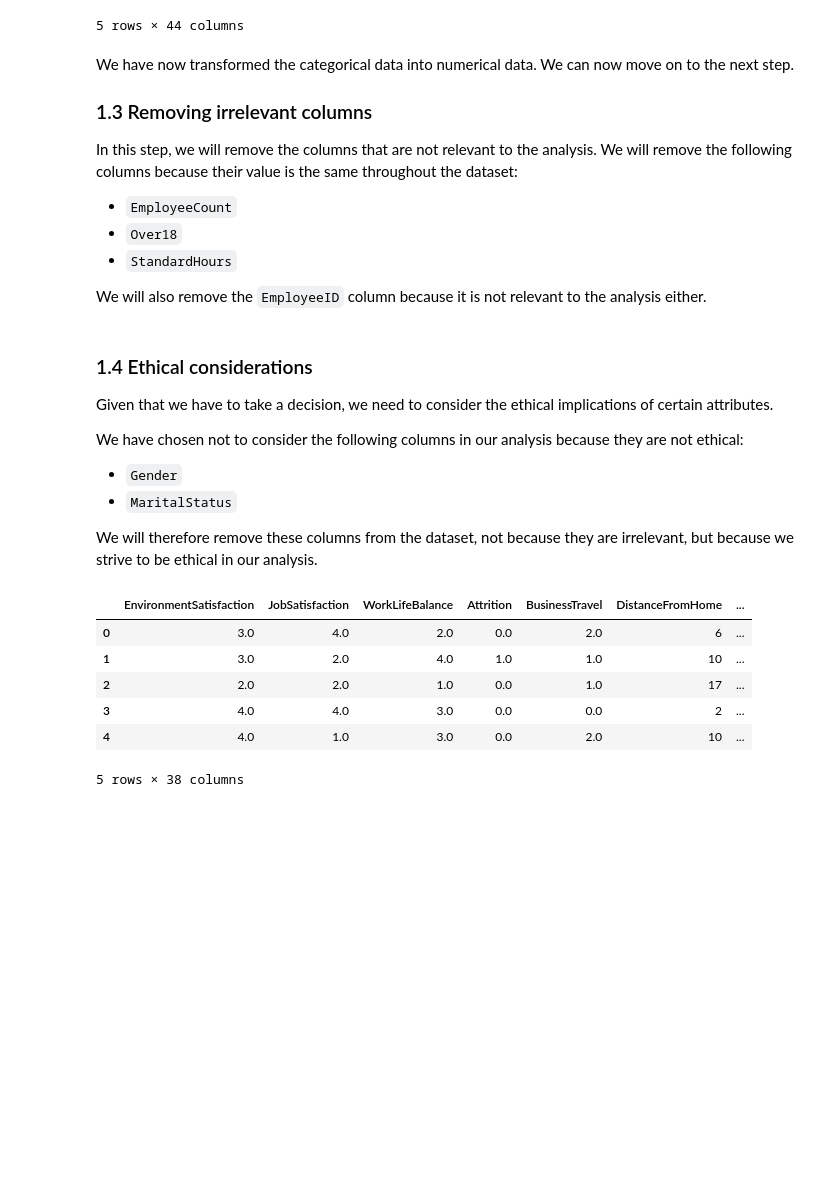
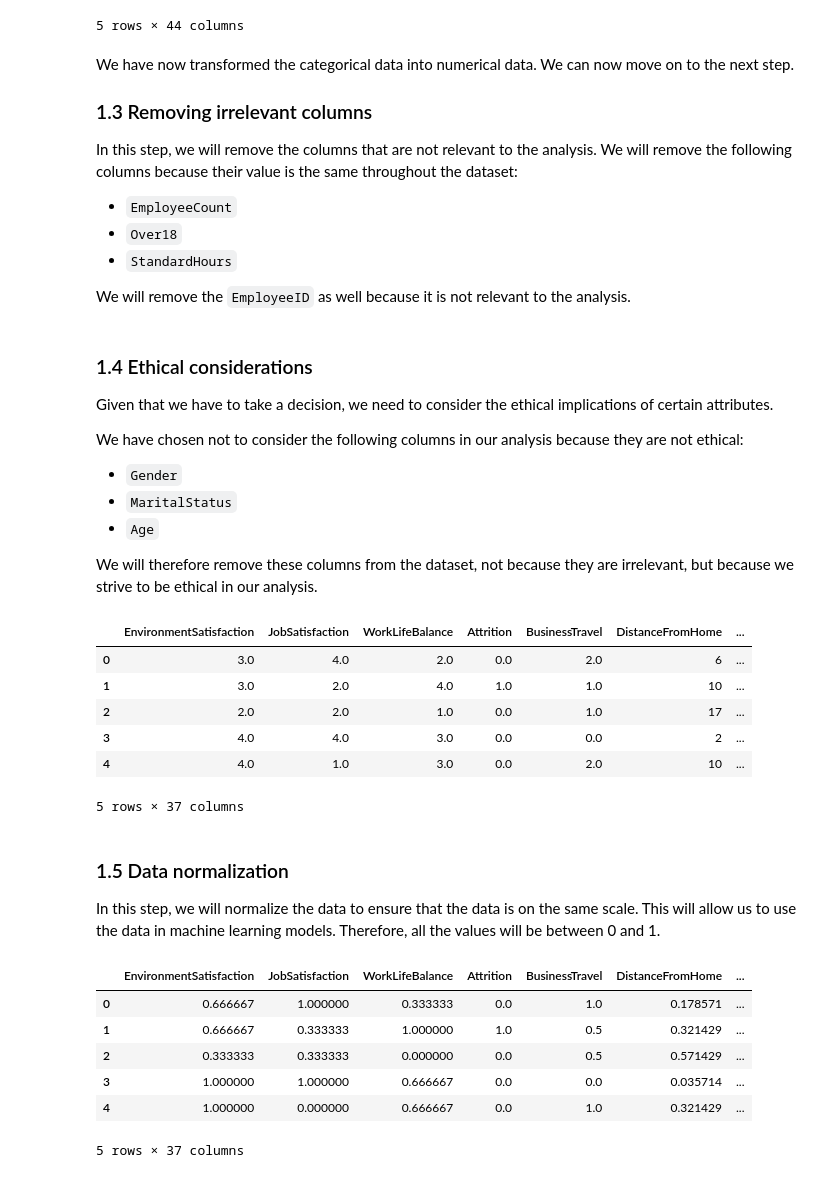
Before and after one commit to MaxMax6767/AI-Project, a Jupyter notebook: main.ipynb, the cells around one changed output. Drawn from its saved outputs; the diff is of its cells as text; code cells hidden in the pictures; blank space fills up the shorter version.

```diff
--- a/main.ipynb
+++ b/main.ipynb
@@ -195,7 +196,7 @@ We will remove the following columns because their value is the same throughout
 - `Over18`
 - `StandardHours`
 
-We will also remove the `EmployeeID` column because it is not relevant to the analysis either.
+We will remove the `EmployeeID` as well because it is not relevant to the analysis.
 # %%
 data = data.drop(columns=['EmployeeCount', 'Over18_Y', 'StandardHours', 'EmployeeID'])
 # %% [markdown]
@@ -206,11 +207,12 @@ Given that we have to take a decision, we need to consider the ethical implicati
 We have chosen not to consider the following columns in our analysis because they are not ethical:
 - `Gender`
 - `MaritalStatus`
+- `Age`
 
 We will therefore remove these columns from the dataset, not because they are irrelevant, but because we strive to be ethical in our analysis.
 # %%
 # Remove the columns that are not ethical
-data = data.drop(columns=['Age', 'MaritalStatus'])
+data = data.drop(columns=['Age', 'MaritalStatus', 'Gender'])
 
 data.head()
 # %% [output]
@@ -220,4 +222,25 @@ data.head()
 | 2 | 2.0 | 2.0 | 1.0 | 0.0 | 1.0 | 17 | ... |
 | 3 | 4.0 | 4.0 | 3.0 | 0.0 | 0.0 | 2 | ... |
 | 4 | 4.0 | 1.0 | 3.0 | 0.0 | 2.0 | 10 | ... |
-5 rows × 38 columns
+5 rows × 37 columns
+# %% [markdown]
+### 1.5 Data normalization
+
+In this step, we will normalize the data to ensure that the data is on the same scale. This will allow us to use the data in machine learning models.
+Therefore, all the values will be between 0 and 1.
+# %%
+from sklearn.preprocessing import MinMaxScaler
+
+scaler = MinMaxScaler(feature_range=(0, 1))
+
+data = pd.DataFrame(scaler.fit_transform(data), columns=data.columns)
+
+data.head()
+# %% [output]
+|  | EnvironmentSatisfaction | JobSatisfaction | WorkLifeBalance | Attrition | BusinessTravel | DistanceFromHome | ... |
+| 0 | 0.666667 | 1.000000 | 0.333333 | 0.0 | 1.0 | 0.178571 | ... |
+| 1 | 0.666667 | 0.333333 | 1.000000 | 1.0 | 0.5 | 0.321429 | ... |
+| 2 | 0.333333 | 0.333333 | 0.000000 | 0.0 | 0.5 | 0.571429 | ... |
+| 3 | 1.000000 | 1.000000 | 0.666667 | 0.0 | 0.0 | 0.035714 | ... |
+| 4 | 1.000000 | 0.000000 | 0.666667 | 0.0 | 1.0 | 0.321429 | ... |
+5 rows × 37 columns
```
Also changed, not shown: parts of 11 cells of this notebook, 3 other files.
